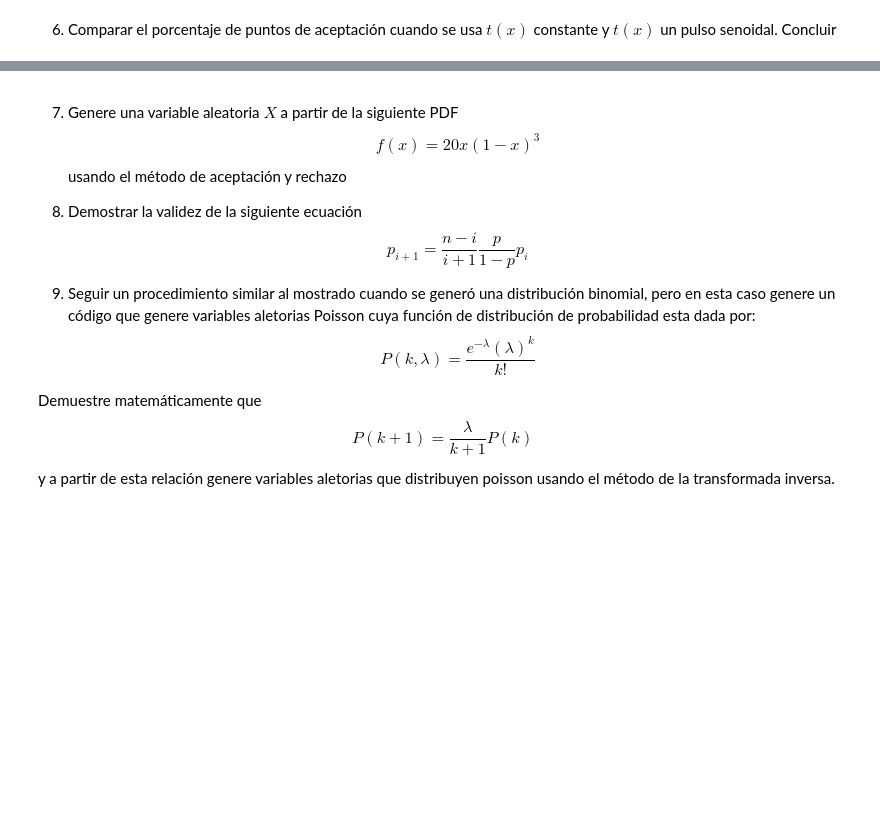
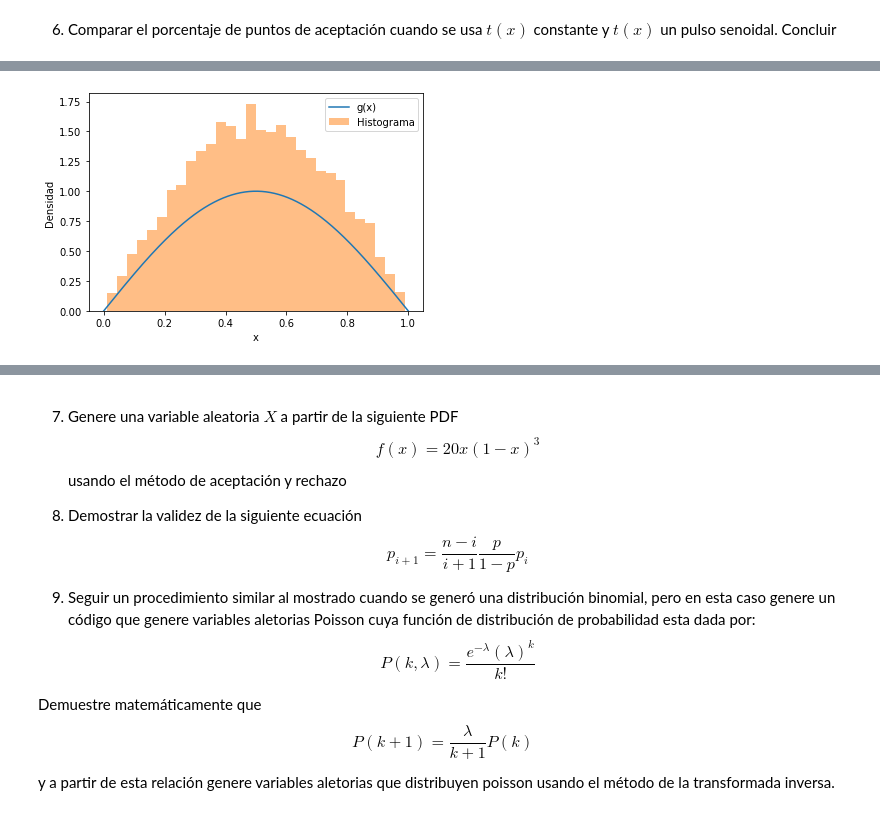
Before and after one commit to alexsserrano/Tarea5_ASerrano_CNavarro, a Jupyter notebook: Tarea5_ASerrano_CNavarro.ipynb, the cells around one changed output, grey strips where cells are left out. Saved outputs shown, nothing was run; the diff lists cells and outputs as text; code cells hidden in the pictures; blank space fills up the shorter version.

```diff
--- a/Tarea5_ASerrano_CNavarro.ipynb
+++ b/Tarea5_ASerrano_CNavarro.ipynb
@@ -30,0 +122,32 @@ Responda los siguientes literales:
+# %%
+#Pregunta 4
+#Carola
+def g(x):
+    return a * np.sin(np.pi * x)
+
+# Calcular la distribución acumulada
+def G(x):
+    return (-a/np.pi) * np.cos(np.pi * x) + a/np.pi
+
+# Calcular la función inversa
+def G_inv(u):
+    return 1/np.pi * np.arccos((np.pi*u - 1)/a)
+
+# Definir el parámetro de escala
+a = 1
+
+# Generar 10000 variables aleatorias
+n = 10000
+U = np.random.rand(n)
+X = G_inv(U)
+
+# Graficar el histograma de las variables aleatorias generadas
+x_vals = np.linspace(0, 1, 1000)
+plt.plot(x_vals, g(x_vals), label='g(x)')
+plt.hist(X, bins=30, density=True, alpha=0.5, label='Histograma')
+plt.xlabel('x')
+plt.ylabel('Densidad')
+plt.legend()
+plt.show()
+# %% [output]
+[figure, added]
```
Also changed, not shown: parts of 11 cells of this notebook.
